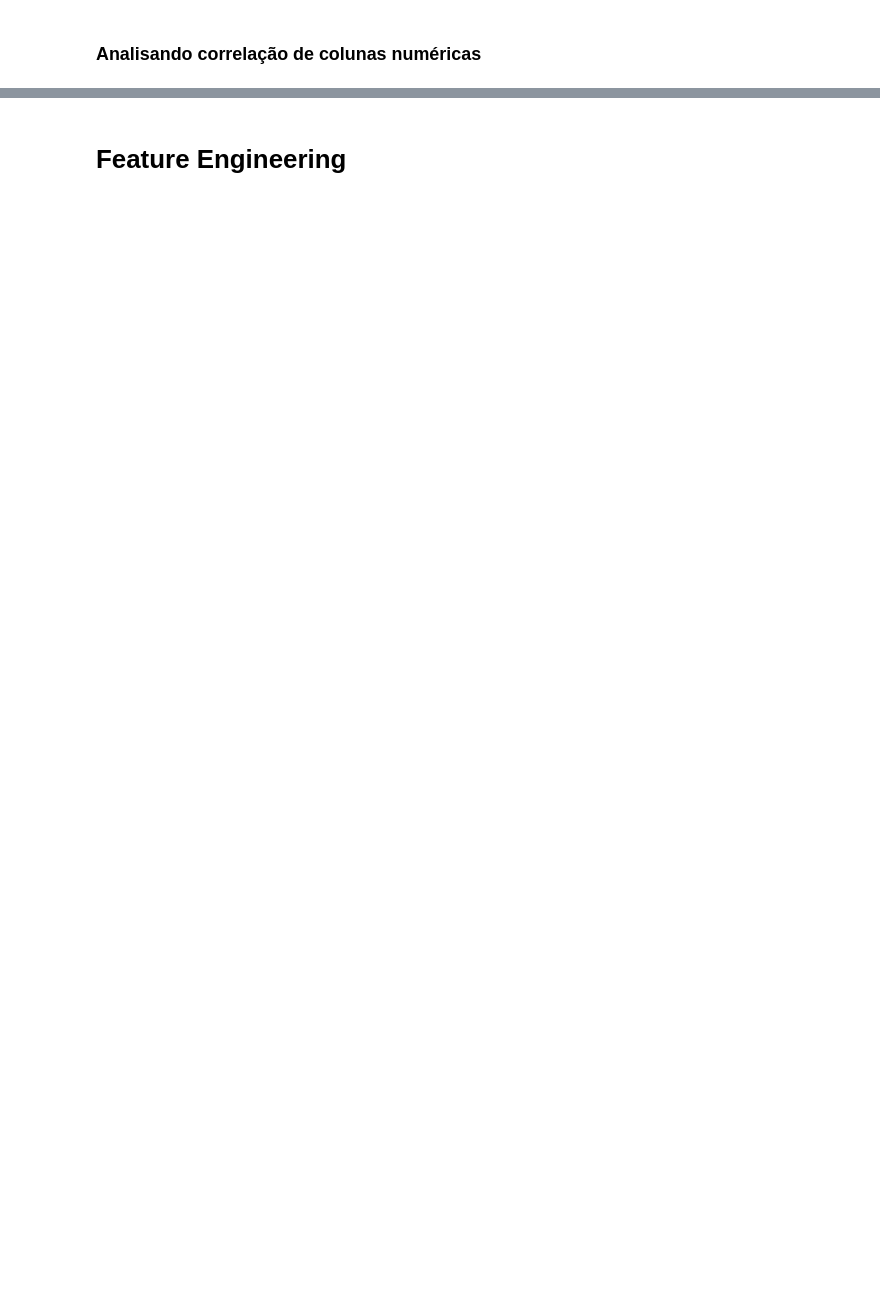
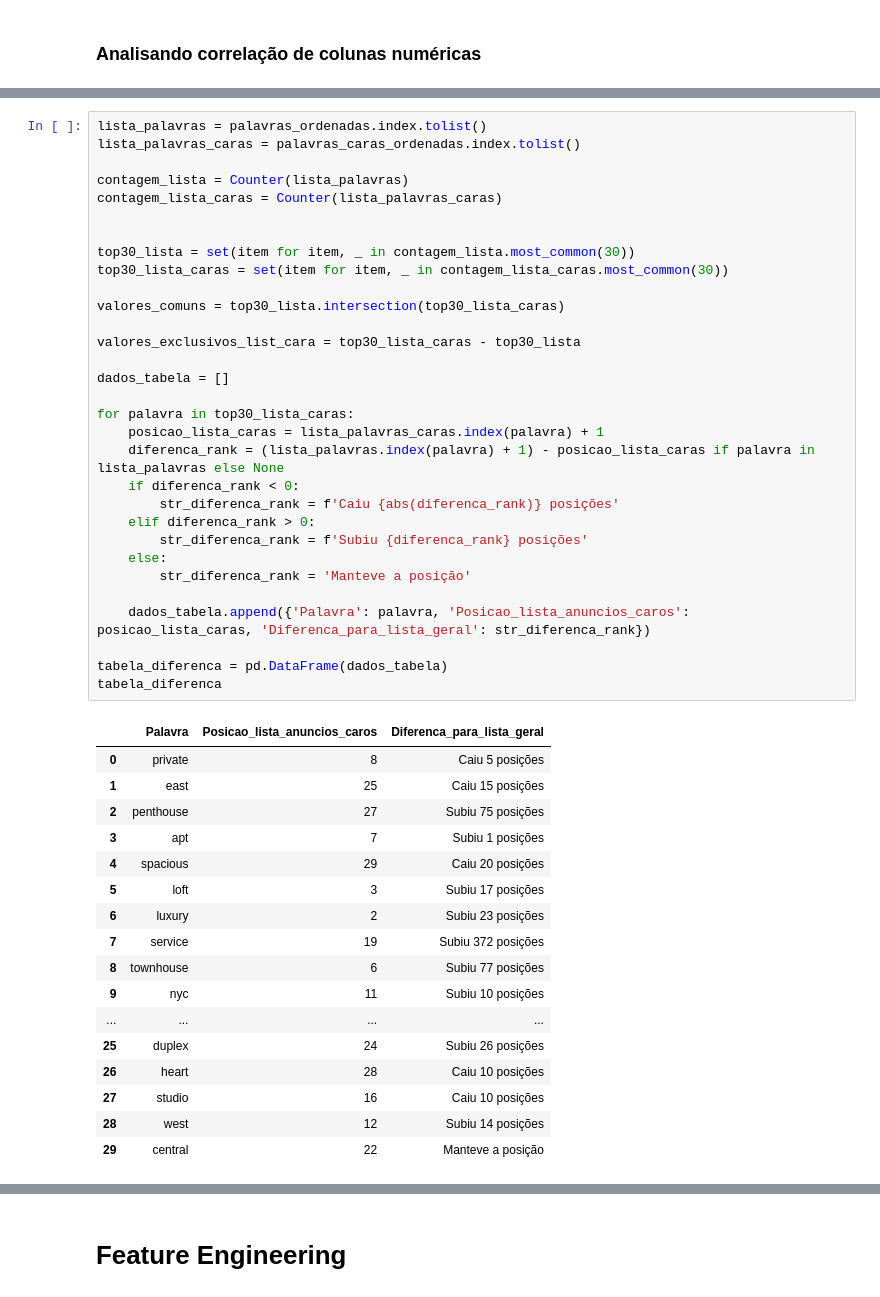
Before and after one commit to sch-paulo/LH_CD_PAULO, a Jupyter notebook: desafio.ipynb, the cells around one changed output, grey strips where cells are left out. Saved outputs shown, nothing was run; the diff lists cells and outputs as text; blank space fills up the shorter version.

```diff
--- a/desafio.ipynb
+++ b/desafio.ipynb
@@ -780,0 +625,49 @@ display(tabela_diferenca.sort_values(by='diferenca_para_lista1', ascending=False
+# %%
+lista_palavras = palavras_ordenadas.index.tolist()
+lista_palavras_caras = palavras_caras_ordenadas.index.tolist()
+
+contagem_lista = Counter(lista_palavras)
+contagem_lista_caras = Counter(lista_palavras_caras)
+
+
+top30_lista = set(item for item, _ in contagem_lista.most_common(30))
+top30_lista_caras = set(item for item, _ in contagem_lista_caras.most_common(30))
+
+valores_comuns = top30_lista.intersection(top30_lista_caras)
+
+valores_exclusivos_list_cara = top30_lista_caras - top30_lista
+
+dados_tabela = []
+
+for palavra in top30_lista_caras:
+    posicao_lista_caras = lista_palavras_caras.index(palavra) + 1
+    diferenca_rank = (lista_palavras.index(palavra) + 1) - posicao_lista_caras if palavra in lista_palavras else None
+    if diferenca_rank < 0:
+        str_diferenca_rank = f'Caiu {abs(diferenca_rank)} posições'
+    elif diferenca_rank > 0:
+        str_diferenca_rank = f'Subiu {diferenca_rank} posições'
+    else:
+        str_diferenca_rank = 'Manteve a posição'
+
+    dados_tabela.append({'Palavra': palavra, 'Posicao_lista_anuncios_caros': posicao_lista_caras, 'Diferenca_para_lista_geral': str_diferenca_rank})
+
+tabela_diferenca = pd.DataFrame(dados_tabela)
+tabela_diferenca
+# %% [output]
+|  | Palavra | Posicao_lista_anuncios_caros | Diferenca_para_lista_geral |
+| 0 | private | 8 | Caiu 5 posições |
+| 1 | east | 25 | Caiu 15 posições |
+| 2 | penthouse | 27 | Subiu 75 posições |
+| 3 | apt | 7 | Subiu 1 posições |
+| 4 | spacious | 29 | Caiu 20 posições |
+| 5 | loft | 3 | Subiu 17 posições |
+| 6 | luxury | 2 | Subiu 23 posições |
+| 7 | service | 19 | Subiu 372 posições |
+| 8 | townhouse | 6 | Subiu 77 posições |
+| 9 | nyc | 11 | Subiu 10 posições |
+| ... | ... | ... | ... |
+| 25 | duplex | 24 | Subiu 26 posições |
+| 26 | heart | 28 | Caiu 10 posições |
+| 27 | studio | 16 | Caiu 10 posições |
+| 28 | west | 12 | Subiu 14 posições |
+| 29 | central | 22 | Manteve a posição |
```
Also changed, not shown: parts of 43 cells of this notebook.
